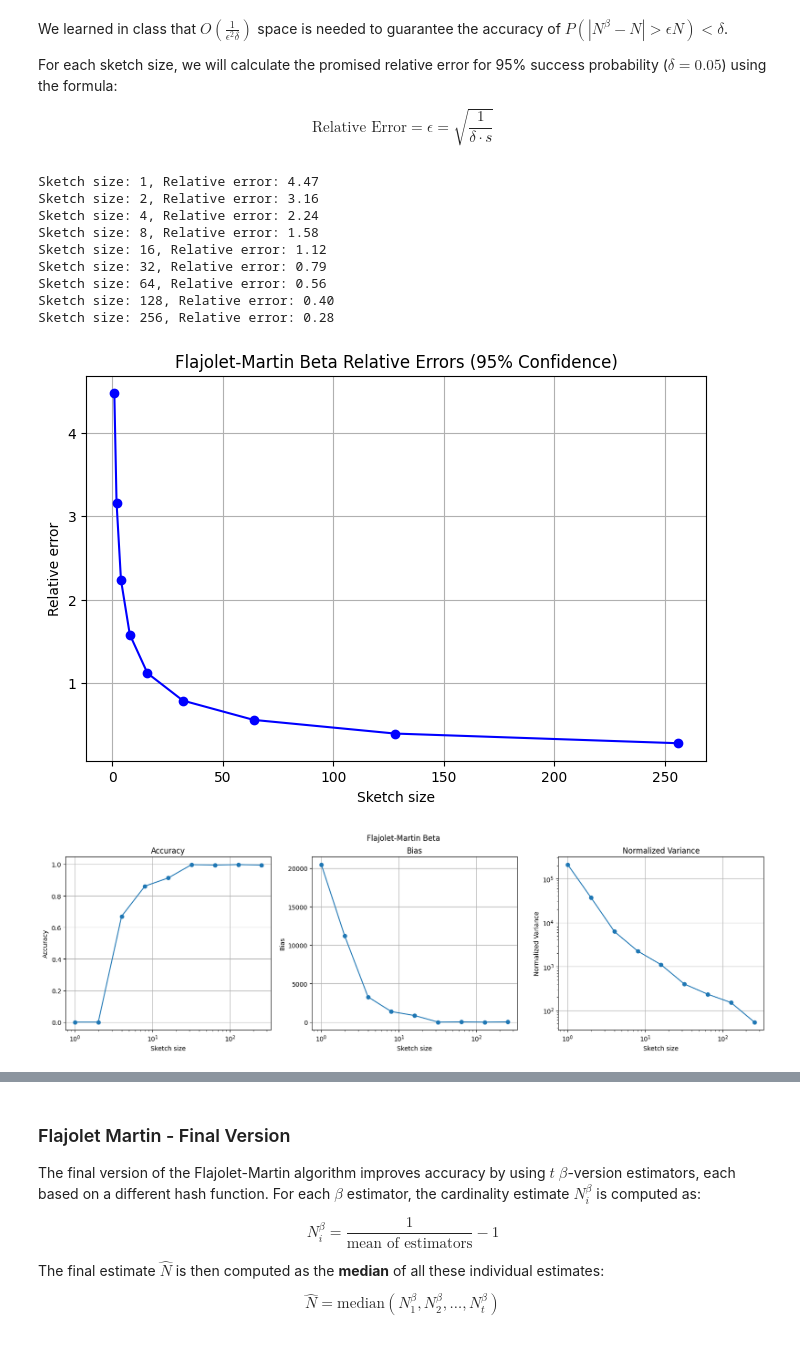
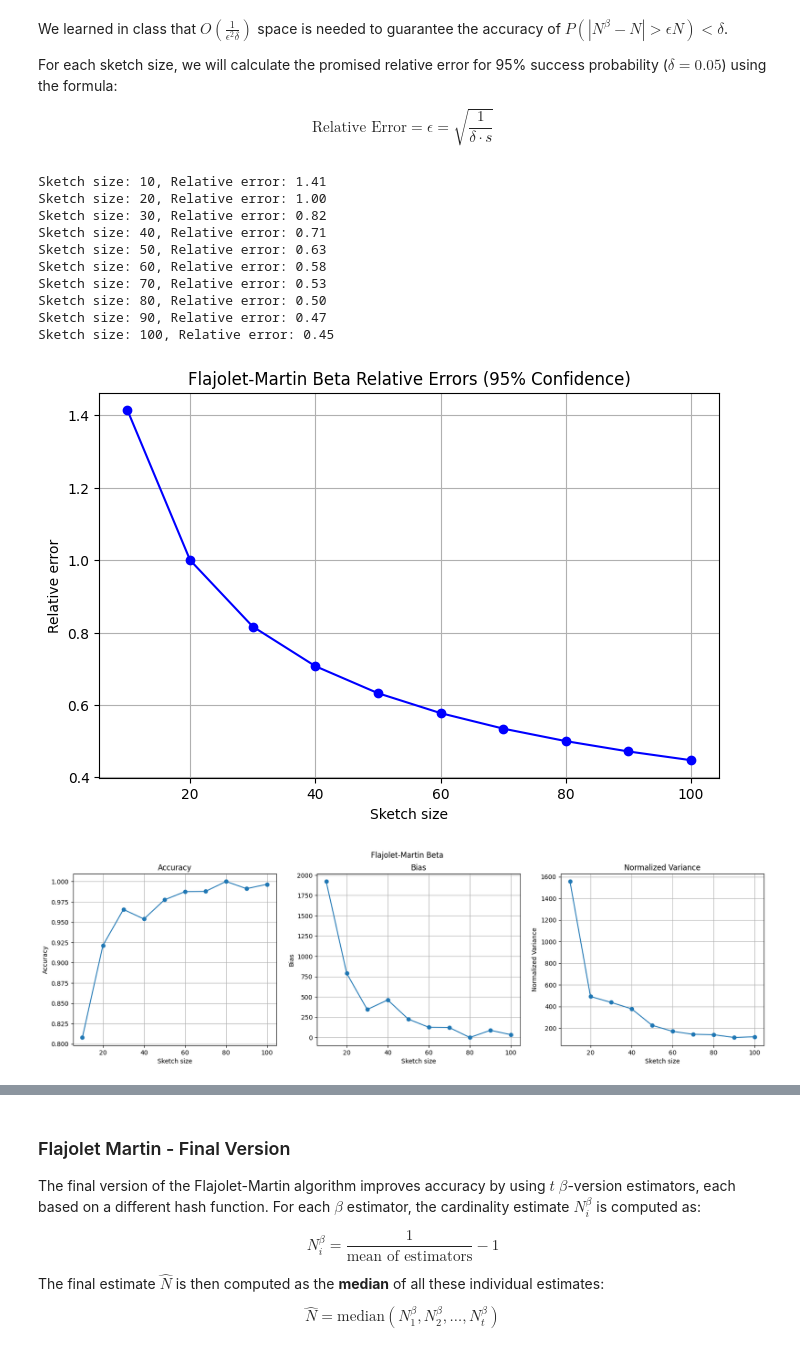
Before and after one commit to Gal-Noy/MSC-Data-Streaming-Algorithms, a Jupyter notebook: FM_CountMin/FM_CountMin.ipynb, the cells around one changed output, grey strips where cells are left out. Saved outputs shown, nothing was run; the diff lists cells and outputs as text; code cells hidden in the pictures.

```diff
--- a/FM_CountMin/FM_CountMin.ipynb
+++ b/FM_CountMin/FM_CountMin.ipynb
@@ -160,37 +160,39 @@ $$
 # %%
 delta = 0.05  # Calculate the guaranteed relative error with 95% confidence
 
 fm_beta_results = {}
 fm_beta_relative_errors = {}
 
-S = [2**i for i in range(9)]
+S = np.linspace(10, 100, 10, dtype=int)
+
 for s in S:
     epsilon = np.sqrt(1 / (delta * s))
     print(f"Sketch size: {s}, Relative error: {epsilon:.2f}")
-    fm_beta_results[s] = [flajolet_martin_beta(stream, s, i**3) for i in range(NUM_RUNS)]
+    fm_beta_results[s] = [flajolet_martin_beta(stream, s, i) for i in range(NUM_RUNS)]
     fm_beta_relative_errors[s] = epsilon
 
 def plot_relative_errors(relative_errors: dict, title: str):
     plt.figure(figsize=(8, 5))
     plt.plot(list(relative_errors.keys()), list(relative_errors.values()), marker='o', color='blue')
     plt.title(title)
     plt.xlabel("Sketch size")
     plt.ylabel("Relative error")
     plt.grid(True)
     plt.show()
 
 plot_relative_errors(fm_beta_relative_errors, "Flajolet-Martin Beta Relative Errors (95% Confidence)")
 # %% [output]
-Sketch size: 1, Relative error: 4.47
-Sketch size: 2, Relative error: 3.16
-Sketch size: 4, Relative error: 2.24
-Sketch size: 8, Relative error: 1.58
-Sketch size: 16, Relative error: 1.12
-Sketch size: 32, Relative error: 0.79
-Sketch size: 64, Relative error: 0.56
-Sketch size: 128, Relative error: 0.40
-Sketch size: 256, Relative error: 0.28
+Sketch size: 10, Relative error: 1.41
+Sketch size: 20, Relative error: 1.00
+Sketch size: 30, Relative error: 0.82
+Sketch size: 40, Relative error: 0.71
+Sketch size: 50, Relative error: 0.63
+Sketch size: 60, Relative error: 0.58
+Sketch size: 70, Relative error: 0.53
+Sketch size: 80, Relative error: 0.50
+Sketch size: 90, Relative error: 0.47
+Sketch size: 100, Relative error: 0.45
-[figure, old version]
+[figure, new version]
 # %%
 def calculate_fm_metrics(results: dict) -> dict:
     """
@@ -211,41 +213,37 @@ def calculate_fm_metrics(results: dict) -> dict:
         }
     return metrics
 
-metrics = calculate_fm_metrics(fm_beta_results)
+fm_beta_metrics = calculate_fm_metrics(fm_beta_results)
 
-sketch_sizes = sorted(list(metrics.keys()))
+sketch_sizes = sorted(list(fm_beta_metrics.keys()))
 
 plt.figure(figsize=(20, 5))
 plt.suptitle("Flajolet-Martin Beta")
 
 plt.subplot(1, 3, 1)
-plt.plot(S, [metrics[s]["accuracy"] for s in S], marker='o')
+plt.plot(S, [fm_beta_metrics[s]["accuracy"] for s in S], marker='o')
 plt.title("Accuracy")
 plt.xlabel("Sketch size")
-plt.xscale("log")
 plt.ylabel("Accuracy")
 plt.grid(True)
 
 plt.subplot(1, 3, 2)
-plt.plot(S, [metrics[s]["bias"] for s in S], marker='o')
+plt.plot(S, [fm_beta_metrics[s]["bias"] for s in S], marker='o')
 plt.title("Bias")
 plt.xlabel("Sketch size")
-plt.xscale("log")
 plt.ylabel("Bias")
 plt.grid(True)
 
 plt.subplot(1, 3, 3)
-plt.plot(S, [metrics[s]["normalized_variance"] for s in S], marker='o')
+plt.plot(S, [fm_beta_metrics[s]["normalized_variance"] for s in S], marker='o')
 plt.title("Normalized Variance")
 plt.xlabel("Sketch size")
-plt.xscale("log")
 plt.ylabel("Normalized Variance")
-plt.yscale("log")
 plt.grid(True)
 
 plt.show()
 # %% [output]
-[figure, old version]
+[figure, new version]
 # %% [markdown]
 As the sketch size $s$ increases, the following trends are observed:
 
```
Also changed, not shown: parts of 8 cells of this notebook.
